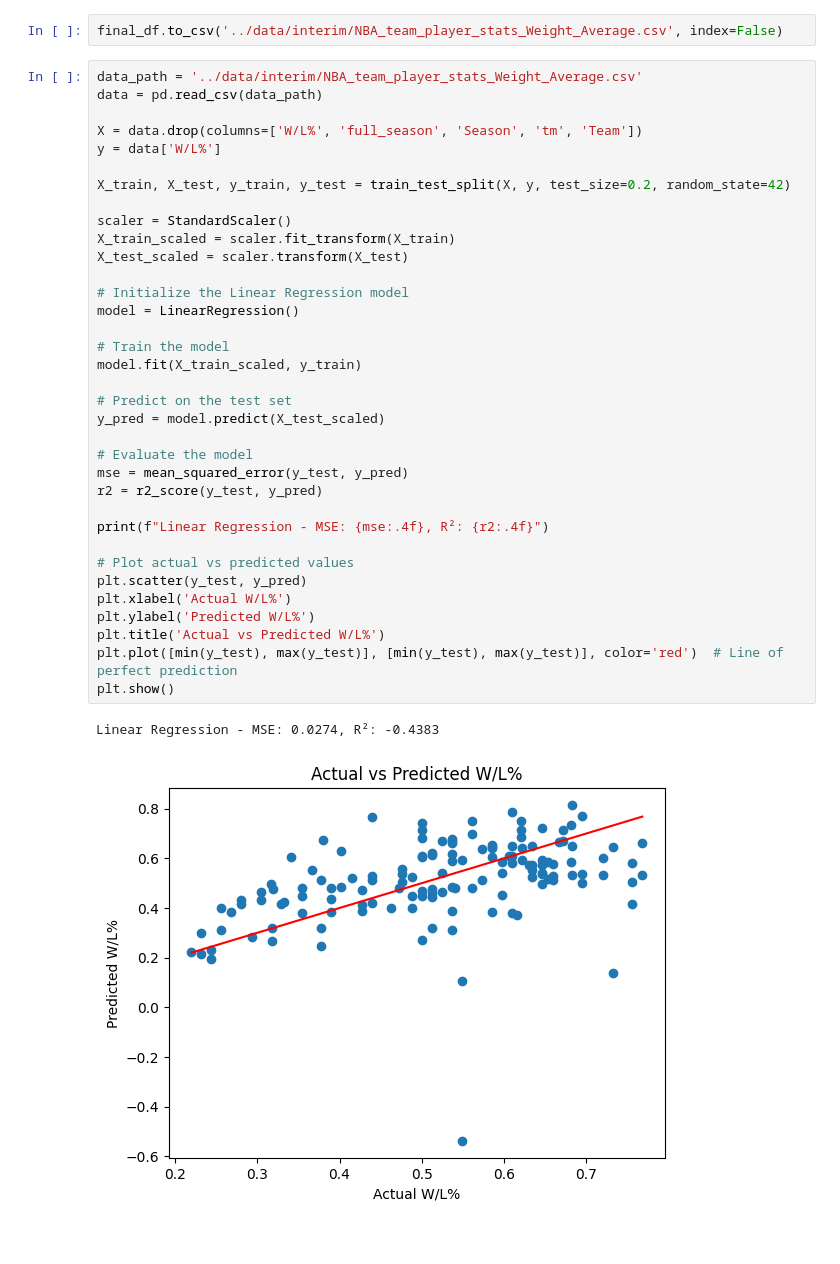
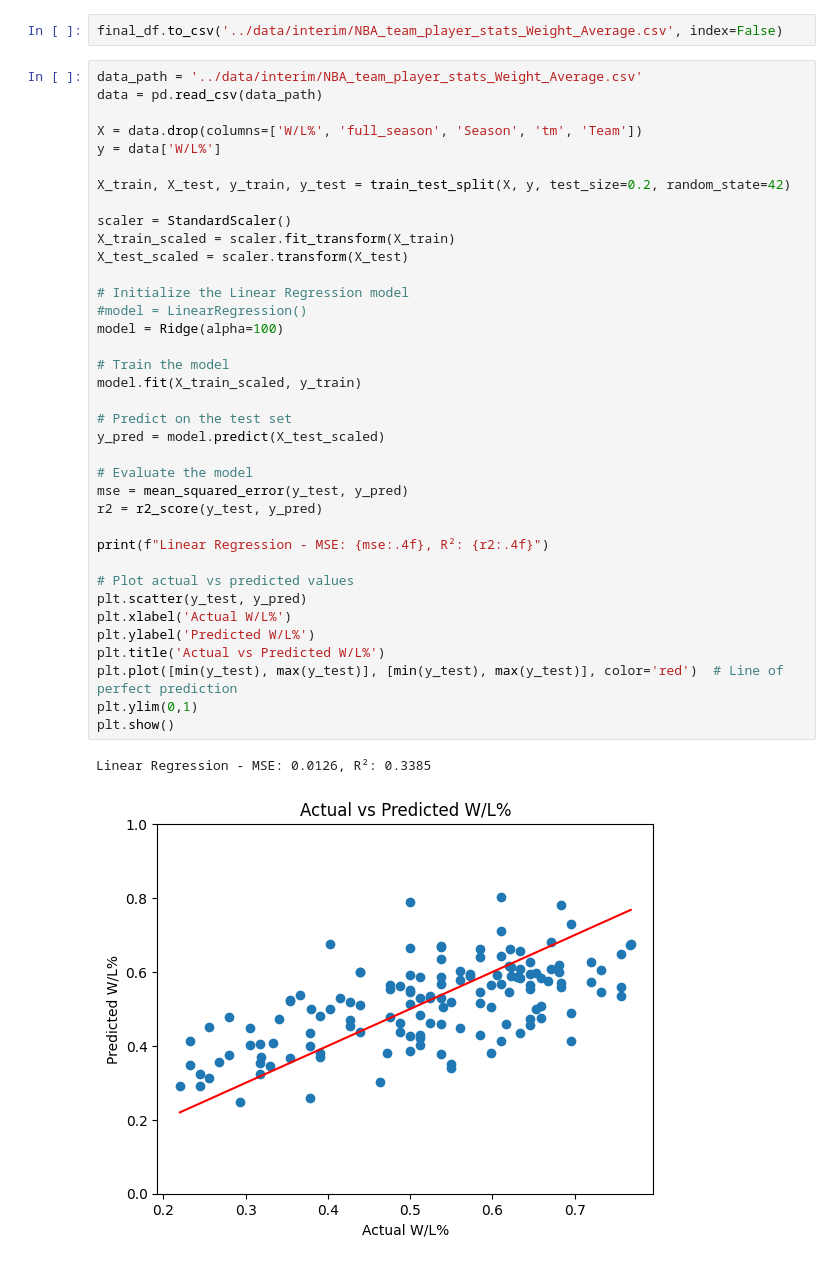
Before and after one commit to sean-r-duffy/nba-analytics, a Jupyter notebook: notebooks/team_wins_prediction_weight_average.ipynb, the cells around one changed output. Cells and saved outputs as stored; diff of their text form.

Commit message:
test ridge regression

```diff
--- a/notebooks/team_wins_prediction_weight_average.ipynb
+++ b/notebooks/team_wins_prediction_weight_average.ipynb
@@ -321,33 +321,35 @@ X = data.drop(columns=['W/L%', 'full_season', 'Season', 'tm', 'Team'])
 y = data['W/L%']
 
 X_train, X_test, y_train, y_test = train_test_split(X, y, test_size=0.2, random_state=42)
 
 scaler = StandardScaler()
 X_train_scaled = scaler.fit_transform(X_train)
 X_test_scaled = scaler.transform(X_test)
 
 # Initialize the Linear Regression model
-model = LinearRegression()
+#model = LinearRegression()
+model = Ridge(alpha=100)
 
 # Train the model
 model.fit(X_train_scaled, y_train)
 
 # Predict on the test set
 y_pred = model.predict(X_test_scaled)
 
 # Evaluate the model
 mse = mean_squared_error(y_test, y_pred)
 r2 = r2_score(y_test, y_pred)
 
 print(f"Linear Regression - MSE: {mse:.4f}, R²: {r2:.4f}")
 
 # Plot actual vs predicted values
 plt.scatter(y_test, y_pred)
 plt.xlabel('Actual W/L%')
 plt.ylabel('Predicted W/L%')
 plt.title('Actual vs Predicted W/L%')
 plt.plot([min(y_test), max(y_test)], [min(y_test), max(y_test)], color='red')  # Line of perfect prediction
+plt.ylim(0,1)
 plt.show()
 # %% [output]
-Linear Regression - MSE: 0.0274, R²: -0.4383
+Linear Regression - MSE: 0.0126, R²: 0.3385
-[figure, old version]
+[figure, new version]
```
Also changed, not shown: parts of 2 cells of this notebook.
